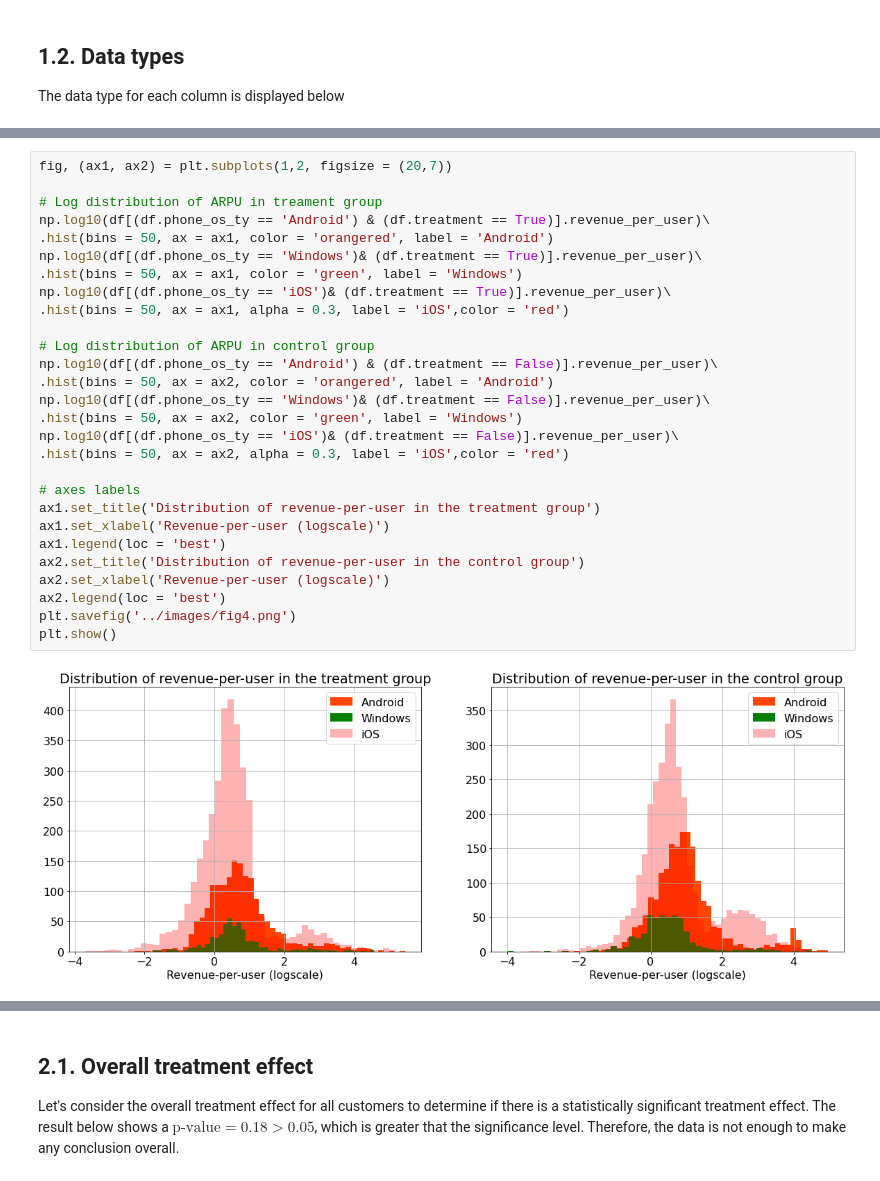
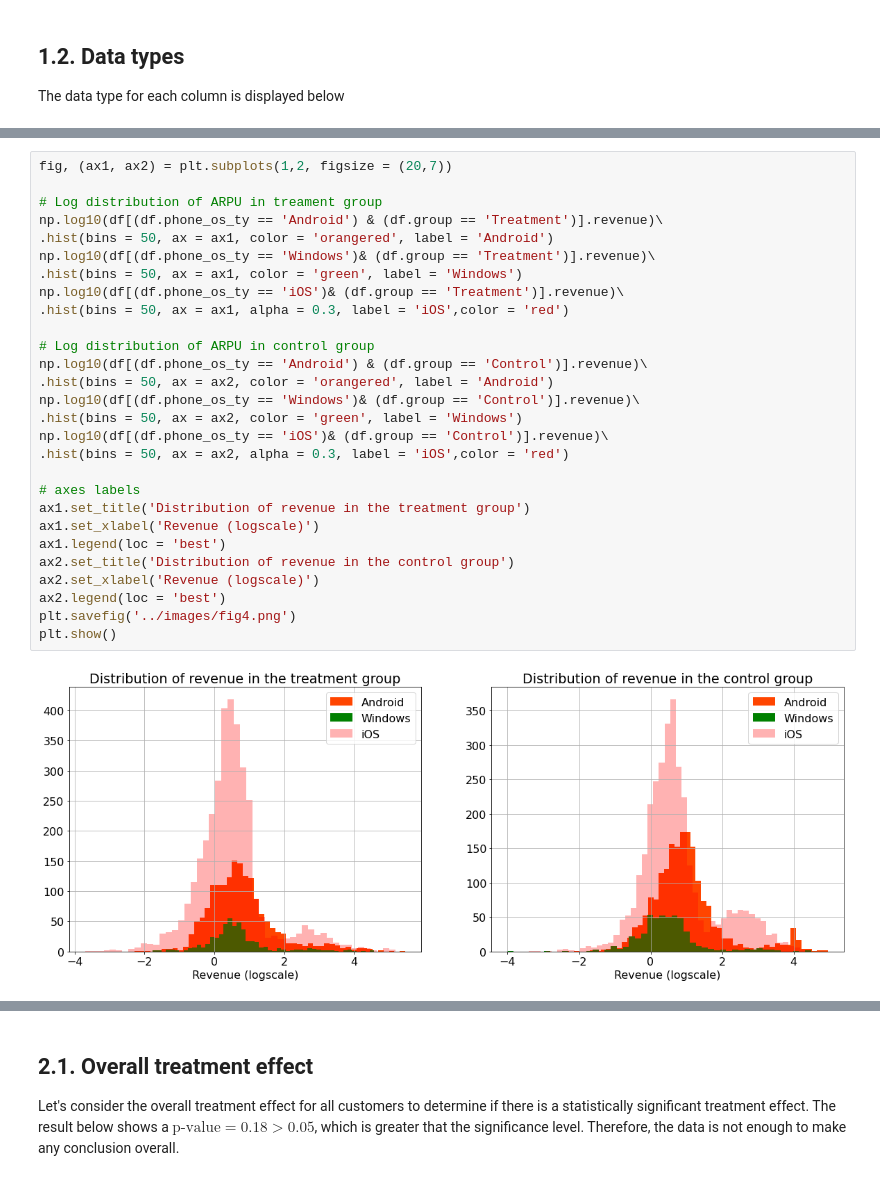
Before and after one commit to Owerre/ab-testing, a Jupyter notebook: notebook/expt-analysis.ipynb, the cells around one changed output, grey strips where cells are left out. Saved outputs shown, nothing was run; the diff lists cells and outputs as text.

```diff
--- a/notebook/expt-analysis.ipynb
+++ b/notebook/expt-analysis.ipynb
@@ -189,33 +193,33 @@ plt.show()
 # %%
 fig, (ax1, ax2) = plt.subplots(1,2, figsize = (20,7))
 
 # Log distribution of ARPU in treament group
-np.log10(df[(df.phone_os_ty == 'Android') & (df.treatment == True)].revenue_per_user)\
+np.log10(df[(df.phone_os_ty == 'Android') & (df.group == 'Treatment')].revenue)\
 .hist(bins = 50, ax = ax1, color = 'orangered', label = 'Android')
-np.log10(df[(df.phone_os_ty == 'Windows')& (df.treatment == True)].revenue_per_user)\
+np.log10(df[(df.phone_os_ty == 'Windows')& (df.group == 'Treatment')].revenue)\
 .hist(bins = 50, ax = ax1, color = 'green', label = 'Windows')
-np.log10(df[(df.phone_os_ty == 'iOS')& (df.treatment == True)].revenue_per_user)\
+np.log10(df[(df.phone_os_ty == 'iOS')& (df.group == 'Treatment')].revenue)\
 .hist(bins = 50, ax = ax1, alpha = 0.3, label = 'iOS',color = 'red')
 
 # Log distribution of ARPU in control group
-np.log10(df[(df.phone_os_ty == 'Android') & (df.treatment == False)].revenue_per_user)\
+np.log10(df[(df.phone_os_ty == 'Android') & (df.group == 'Control')].revenue)\
 .hist(bins = 50, ax = ax2, color = 'orangered', label = 'Android')
-np.log10(df[(df.phone_os_ty == 'Windows')& (df.treatment == False)].revenue_per_user)\
+np.log10(df[(df.phone_os_ty == 'Windows')& (df.group == 'Control')].revenue)\
 .hist(bins = 50, ax = ax2, color = 'green', label = 'Windows')
-np.log10(df[(df.phone_os_ty == 'iOS')& (df.treatment == False)].revenue_per_user)\
+np.log10(df[(df.phone_os_ty == 'iOS')& (df.group == 'Control')].revenue)\
 .hist(bins = 50, ax = ax2, alpha = 0.3, label = 'iOS',color = 'red')
 
 # axes labels
-ax1.set_title('Distribution of revenue-per-user in the treatment group')
-ax1.set_xlabel('Revenue-per-user (logscale)')
+ax1.set_title('Distribution of revenue in the treatment group')
+ax1.set_xlabel('Revenue (logscale)')
 ax1.legend(loc = 'best')
-ax2.set_title('Distribution of revenue-per-user in the control group')
-ax2.set_xlabel('Revenue-per-user (logscale)')
+ax2.set_title('Distribution of revenue in the control group')
+ax2.set_xlabel('Revenue (logscale)')
 ax2.legend(loc = 'best')
 plt.savefig('../images/fig4.png')
 plt.show()
 # %% [output]
-[figure, old version]
+[figure, new version]
 # %% [markdown]
 # Section 2. Two-Sample Student's T-Test
 In this section, I will perform a 2-sample Student's t-tests. The Student's t-test is based upon the  following assumptions:
```
Also changed, not shown: parts of 29 cells of this notebook, 5 other files.
